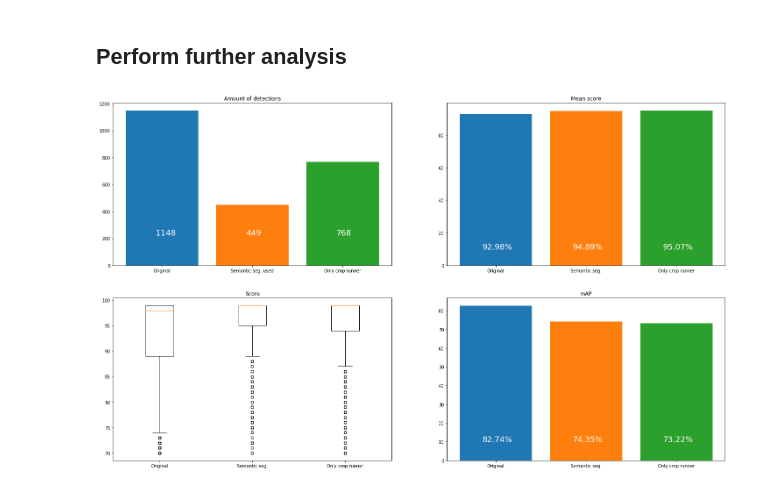
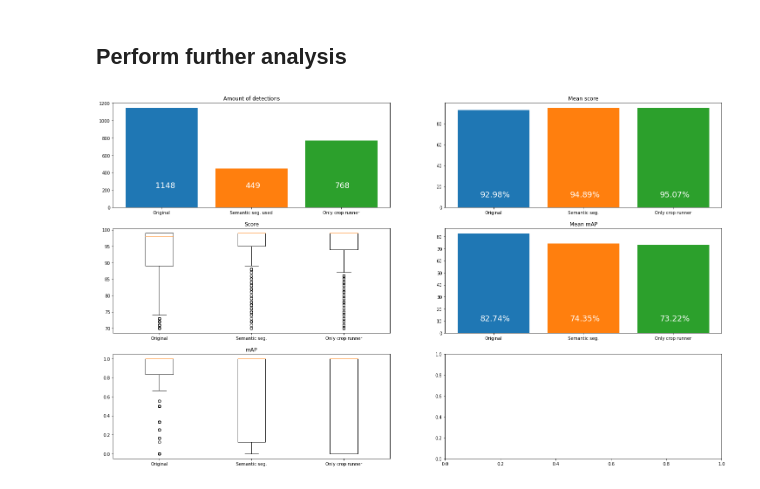
Before and after one commit to darkhorrow/semantic-segmentation-tgc, a Jupyter notebook: faster-rncc/MethodComparison.ipynb, the cells around one changed output. Cells and saved outputs as stored; diff of their text form; code cells hidden in the pictures.

```diff
--- a/faster-rncc/MethodComparison.ipynb
+++ b/faster-rncc/MethodComparison.ipynb
@@ -121,7 +121,7 @@ original_df.drop('Unnamed: 0', inplace=True, axis=1)
 # %%
 crop_df.drop('Unnamed: 0', inplace=True, axis=1)
 # %%
-fig, axs = plt.subplots(2, 2)
+fig, axs = plt.subplots(3, 2)
 fig.set_size_inches(25, 15)
 
 # Amount of images
@@ -158,32 +158,42 @@ for i, v in enumerate(labels):
   axs[0, 1].text(-0.15 + i, 10, f'{round(heights[i], 2)}%', fontsize=18, color=(1,1,1,1))
 
 
 # Boxplot scores
 
 heights = [original_df['score'].to_numpy(), crop_df['score'].to_numpy(), yolo_df['score'].to_numpy()]
 labels = ['Original', 'Semantic seg.', 'Only crop runner']
 
 axs[1, 0].boxplot([heights[0], heights[1], heights[2]])
 
 axs[1, 0].set_title('Score')
 axs[1, 0].set_xticklabels(labels)
 
 # mAP scores
 
 heights = [original_metrics_df['mAP'].mean()*100, crop_metrics_df['mAP'].mean()*100, yolo_metrics_df['mAP'].mean()*100]
 labels = ['Original', 'Semantic seg.', 'Only crop runner']
 
 axs[1, 1].bar(indexes[0], heights[0])
 axs[1, 1].bar(indexes[1], heights[1])
 axs[1, 1].bar(indexes[2], heights[2])
 
-axs[1, 1].set_title('mAP')
+axs[1, 1].set_title('Mean mAP')
 axs[1, 1].set_xticks(indexes)
 axs[1, 1].set_xticklabels(labels)
 
 for i, v in enumerate(labels):
   axs[1, 1].text(-0.15 + i, 10, f'{round(heights[i], 2)}%', fontsize=18, color=(1,1,1,1))
 
+# Boxplot mAP
+
+heights = [original_metrics_df['mAP'].to_numpy(), crop_metrics_df['mAP'].to_numpy(), yolo_metrics_df['mAP'].to_numpy()]
+labels = ['Original', 'Semantic seg.', 'Only crop runner']
+
+axs[2, 0].boxplot([heights[0], heights[1], heights[2]])
+
+axs[2, 0].set_title('mAP')
+axs[2, 0].set_xticklabels(labels)
+
 plt.show()
 # %% [output]
-[figure, old version]
+[figure, new version]
```
